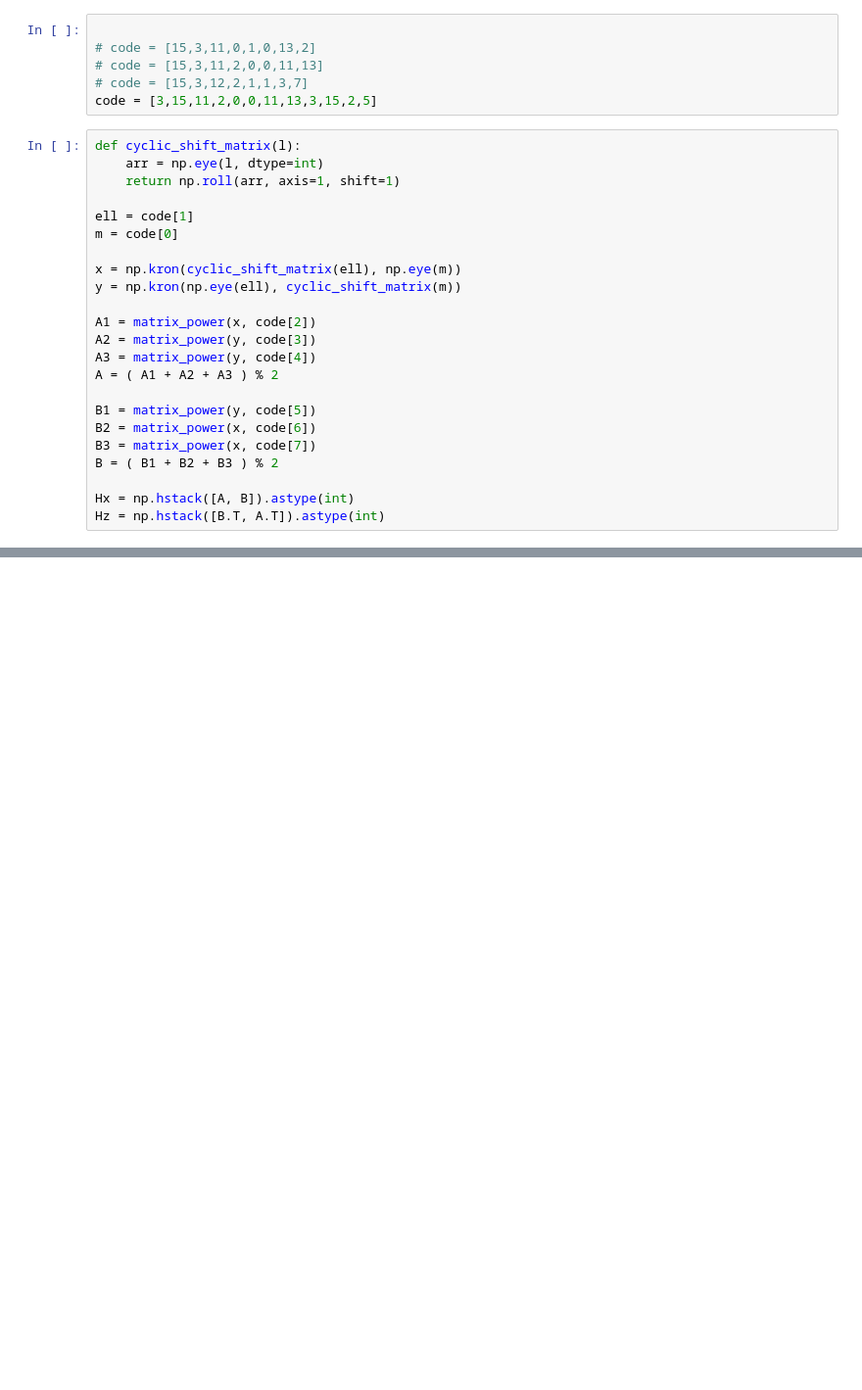
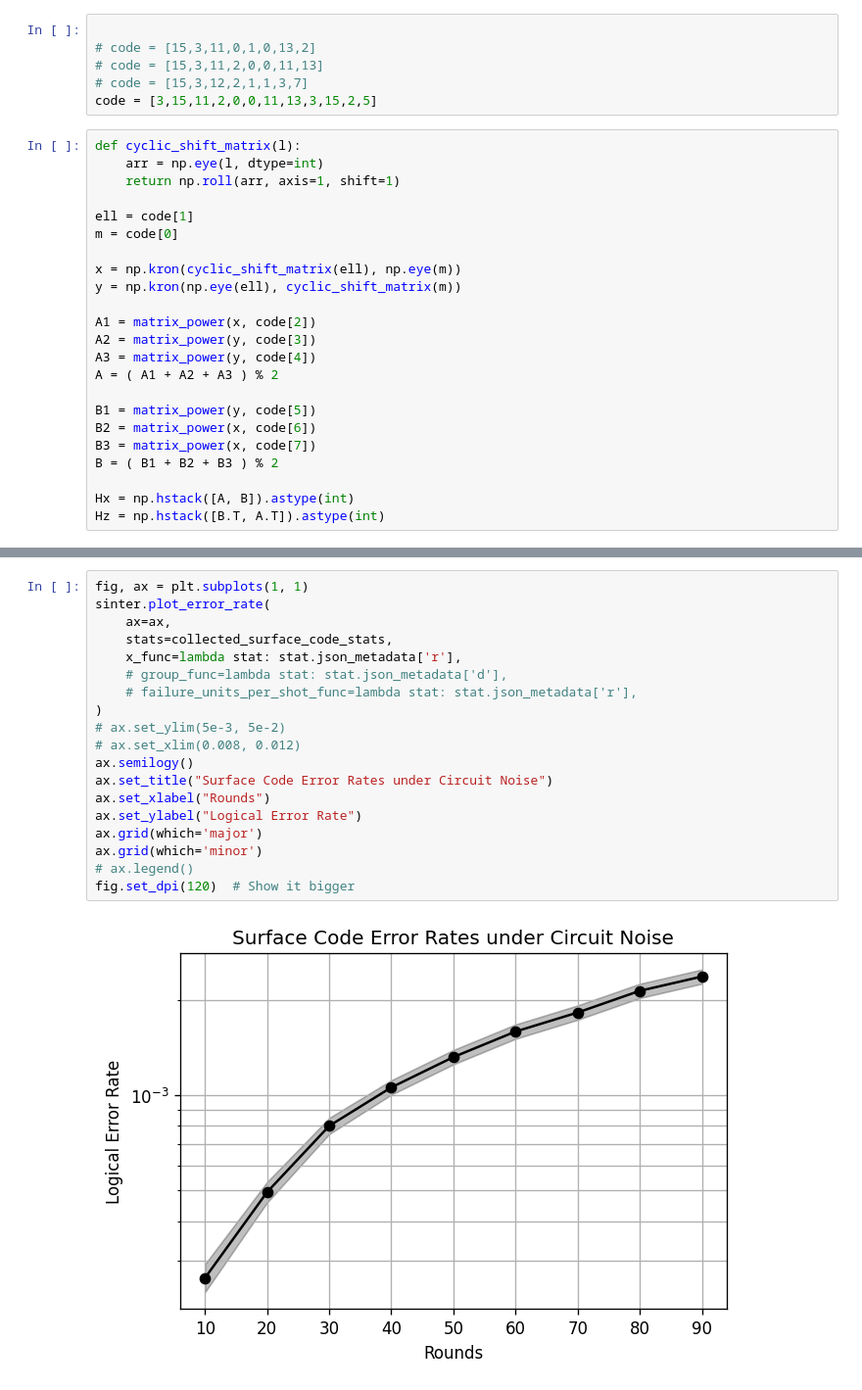
Before and after one commit to noahberthusen/qecc_routing, a Jupyter notebook: src_py/quasi-cyclic/stim.ipynb, the cells around one changed output, grey strips where cells are left out. Shown: that part at 98% size. Saved outputs shown, nothing was run; the diff lists cells and outputs as text; blank space fills up the shorter version.

Commit message:
circuit done

```diff
--- a/src_py/quasi-cyclic/stim.ipynb
+++ b/src_py/quasi-cyclic/stim.ipynb
@@ -519 +929,22 @@ OBSERVABLE_INCLUDE(0) rec[-11] rec[-12] rec[-13]
+# %%
+fig, ax = plt.subplots(1, 1)
+sinter.plot_error_rate(
+    ax=ax,
+    stats=collected_surface_code_stats,
+    x_func=lambda stat: stat.json_metadata['r'],
+    # group_func=lambda stat: stat.json_metadata['d'],
+    # failure_units_per_shot_func=lambda stat: stat.json_metadata['r'],
+)
+# ax.set_ylim(5e-3, 5e-2)
+# ax.set_xlim(0.008, 0.012)
+ax.semilogy()
+ax.set_title("Surface Code Error Rates under Circuit Noise")
+ax.set_xlabel("Rounds")
+ax.set_ylabel("Logical Error Rate")
+ax.grid(which='major')
+ax.grid(which='minor')
+# ax.legend()
+fig.set_dpi(120)  # Show it bigger
+# %% [output]
+[figure, added]
 # %%
```
Also changed, not shown: parts of 30 cells of this notebook, 2 other files.
